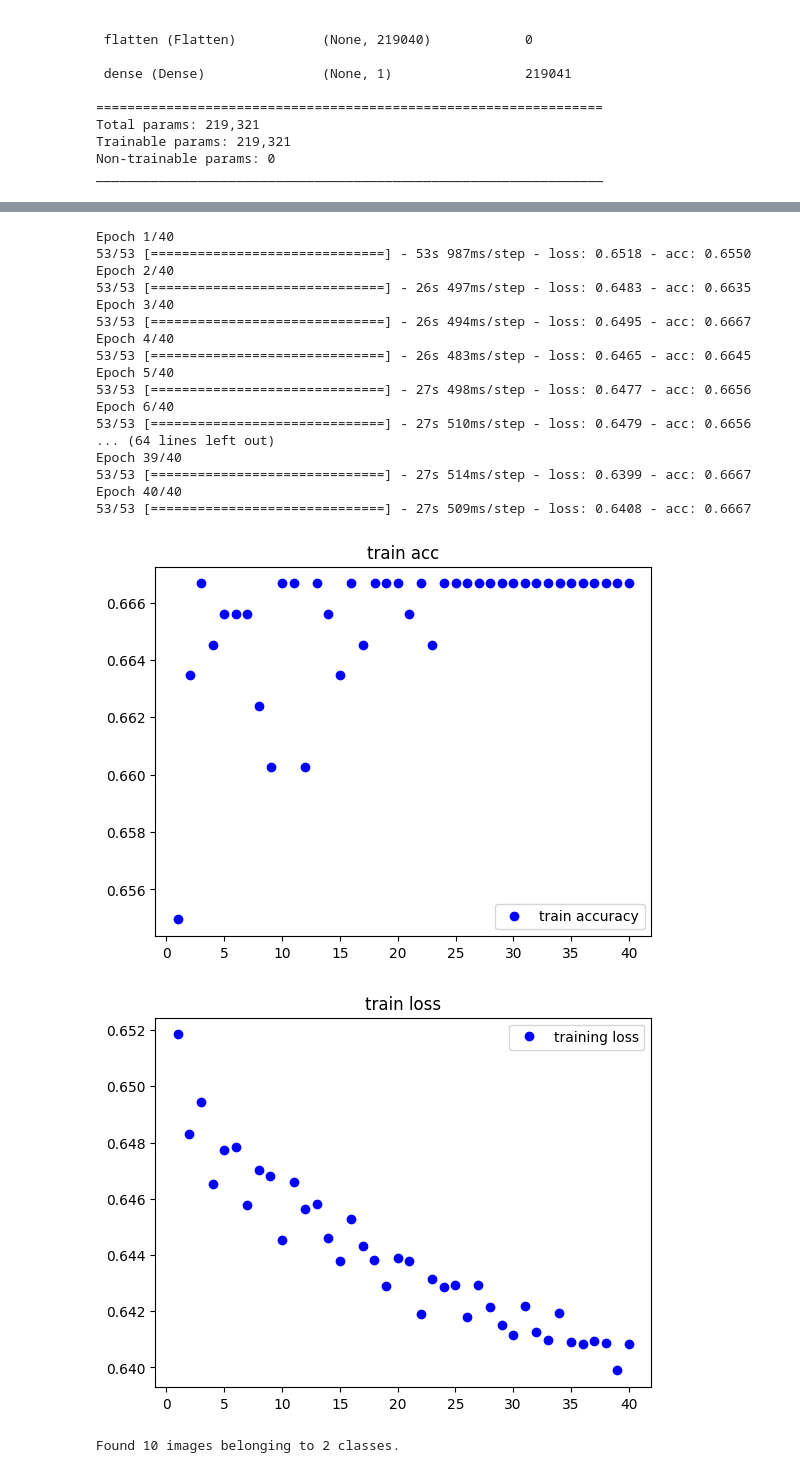
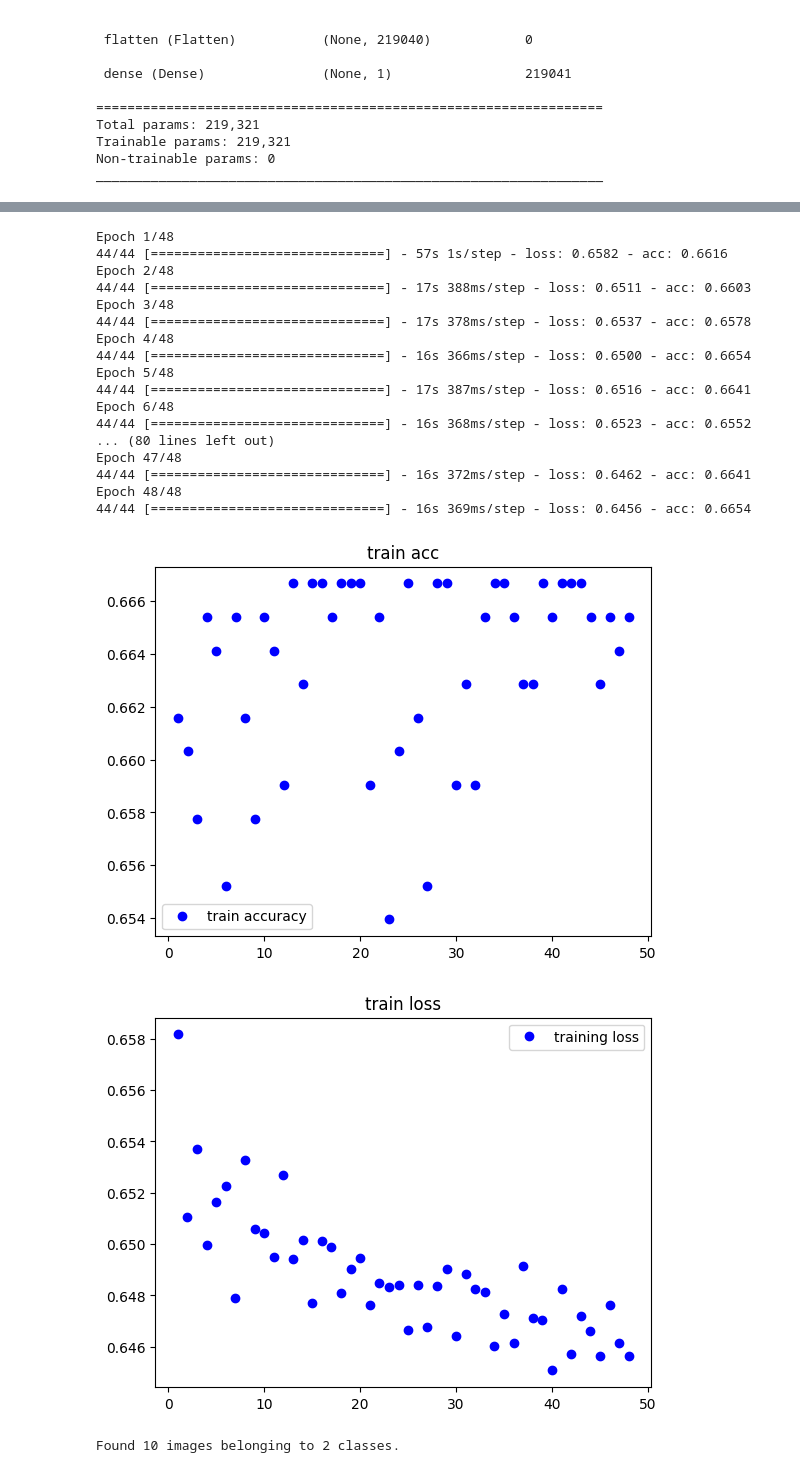
Before and after one commit to Tony-Jaime02/Banana_Convolution-Neural-Network, a Jupyter notebook: Data_Augmentation.ipynb, the cells around one changed output, grey strips where cells are left out. Drawn from its saved outputs; the diff is of its cells as text; code cells hidden in the pictures.

```diff
--- a/Data_Augmentation.ipynb
+++ b/Data_Augmentation.ipynb
@@ -27,7 +27,7 @@ test_dir = os.path.join(base_dir, 'test')
 
 train_datagen = ImageDataGenerator(
 							rescale = 1./255,
-							rotation_range = 45,
+							rotation_range = 15,
 							zoom_range = 0.3,
 							horizontal_flip = True,
 							brightness_range=[0.7,0.9],
@@ -36,7 +36,7 @@ train_datagen = ImageDataGenerator(
 # %%
 train_generator = train_datagen.flow_from_directory(
 							train_dir,
-							target_size = (150, 150),
+							target_size = (250, 250),
 							batch_size = 6,
 							class_mode ='categorical',
 							save_to_dir= path + '/augmented',
@@ -106,45 +106,45 @@ _________________________________________________________________
 # %%
 history = model.fit(
 	  	train_generator,
-		epochs = 40)
+		epochs = 48)
 
 
 acc = history.history['acc']
 loss = history.history['loss']
 
 epochs = range(1, len(acc)+1)
 
 plt.plot(epochs,acc,'bo',label='train accuracy')
 plt.title('train acc')
 plt.legend()
 
 plt.figure()
 
 plt.plot(epochs,loss, 'bo', label ='training loss')
 plt.title('train loss')
 plt.legend()
 
 plt.show()
 # %% [output]
-Epoch 1/40
-53/53 [==============================] - 53s 987ms/step - loss: 0.6518 - acc: 0.6550
-Epoch 2/40
-53/53 [==============================] - 26s 497ms/step - loss: 0.6483 - acc: 0.6635
-Epoch 3/40
-53/53 [==============================] - 26s 494ms/step - loss: 0.6495 - acc: 0.6667
-Epoch 4/40
-53/53 [==============================] - 26s 483ms/step - loss: 0.6465 - acc: 0.6645
-Epoch 5/40
-53/53 [==============================] - 27s 498ms/step - loss: 0.6477 - acc: 0.6656
-Epoch 6/40
-53/53 [==============================] - 27s 510ms/step - loss: 0.6479 - acc: 0.6656
-... (64 lines left out)
-Epoch 39/40
-53/53 [==============================] - 27s 514ms/step - loss: 0.6399 - acc: 0.6667
-Epoch 40/40
-53/53 [==============================] - 27s 509ms/step - loss: 0.6408 - acc: 0.6667
+Epoch 1/48
+44/44 [==============================] - 57s 1s/step - loss: 0.6582 - acc: 0.6616
+Epoch 2/48
+44/44 [==============================] - 17s 388ms/step - loss: 0.6511 - acc: 0.6603
+Epoch 3/48
+44/44 [==============================] - 17s 378ms/step - loss: 0.6537 - acc: 0.6578
+Epoch 4/48
+44/44 [==============================] - 16s 366ms/step - loss: 0.6500 - acc: 0.6654
+Epoch 5/48
+44/44 [==============================] - 17s 387ms/step - loss: 0.6516 - acc: 0.6641
+Epoch 6/48
+44/44 [==============================] - 16s 368ms/step - loss: 0.6523 - acc: 0.6552
+... (80 lines left out)
+Epoch 47/48
+44/44 [==============================] - 16s 372ms/step - loss: 0.6462 - acc: 0.6641
+Epoch 48/48
+44/44 [==============================] - 16s 369ms/step - loss: 0.6456 - acc: 0.6654
-[figure, old version]
+[figure, new version]
-[figure, old version]
+[figure, new version]
 # %%
 test_datagen = ImageDataGenerator(1./255)
 test_generator = test_datagen.flow_from_directory(
```
Also changed, not shown: parts of 4 cells of this notebook.
